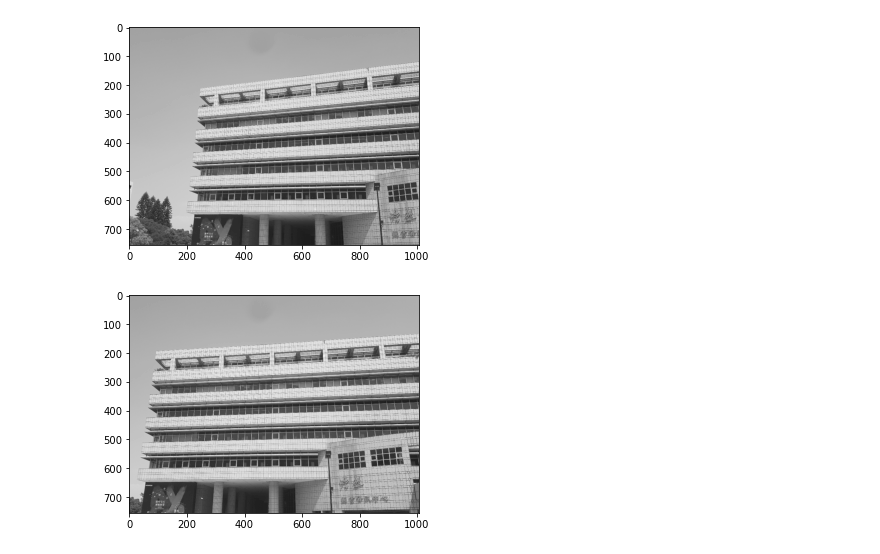
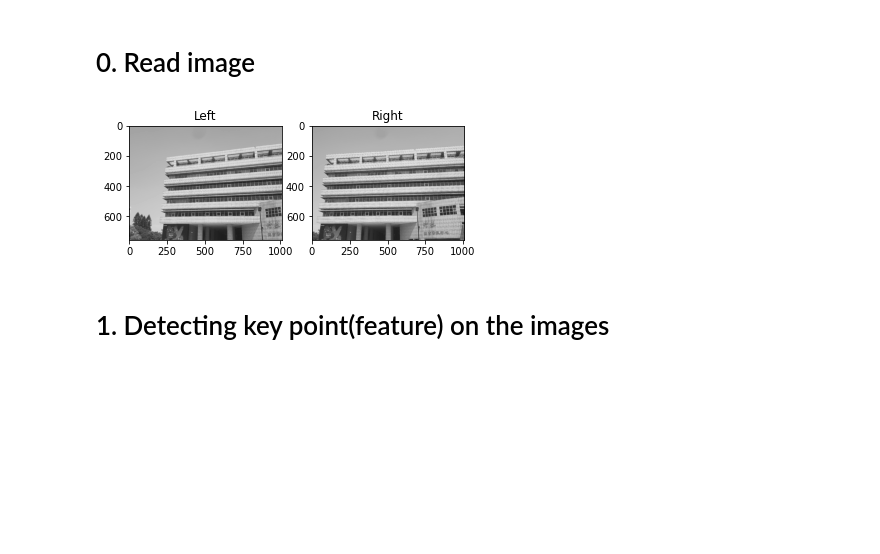
Before and after one commit to frankye1000/NYCU-ComputerVision, a Jupyter notebook: HW2/HW2-Stitching.ipynb, the cells around one changed output. Saved outputs shown, nothing was run; the diff lists cells and outputs as text; code cells hidden in the pictures; blank space fills up the shorter version.

```diff
--- a/HW2/HW2-Stitching.ipynb
+++ b/HW2/HW2-Stitching.ipynb
@@ -5,14 +7,24 @@ import matplotlib.pyplot as plt
+# %% [markdown]
+# 0. Read image
 # %%
-imgLeft,  imgLeft_gray,  imgLeft_rgb  = read_img('test/m1.jpg')
-imgRight, imgRight_gray, imgRight_rgb = read_img('test/m2.jpg')
+imgLeftName  = 'm1'
+imgRightName = 'm2'
+imgLeft,  imgLeft_gray,  imgLeft_rgb  = read_img('test/{}.jpg'.format(imgLeftName))
+imgRight, imgRight_gray, imgRight_rgb = read_img('test/{}.jpg'.format(imgRightName))
 # %%
+plt.subplot(1, 2, 1)
+plt.title('Left')
 plt.imshow(imgLeft_gray, cmap='gray')
+
+plt.subplot(1, 2, 2)
+plt.title('Right')
+plt.imshow(imgRight_gray, cmap='gray')
+
 plt.show()
-plt.imshow(imgRight_gray, cmap='gray')
-plt.show()
 # %% [output]
-[figure, old version]
+[figure, new version]
-[figure, removed]
+# %% [markdown]
+# 1. Detecting key point(feature) on the images
 # %%
 def SIFT(img):
     SIFT_Detector = cv2.SIFT_create()
```
Also changed, not shown: parts of 12 cells of this notebook, 19 other files.
